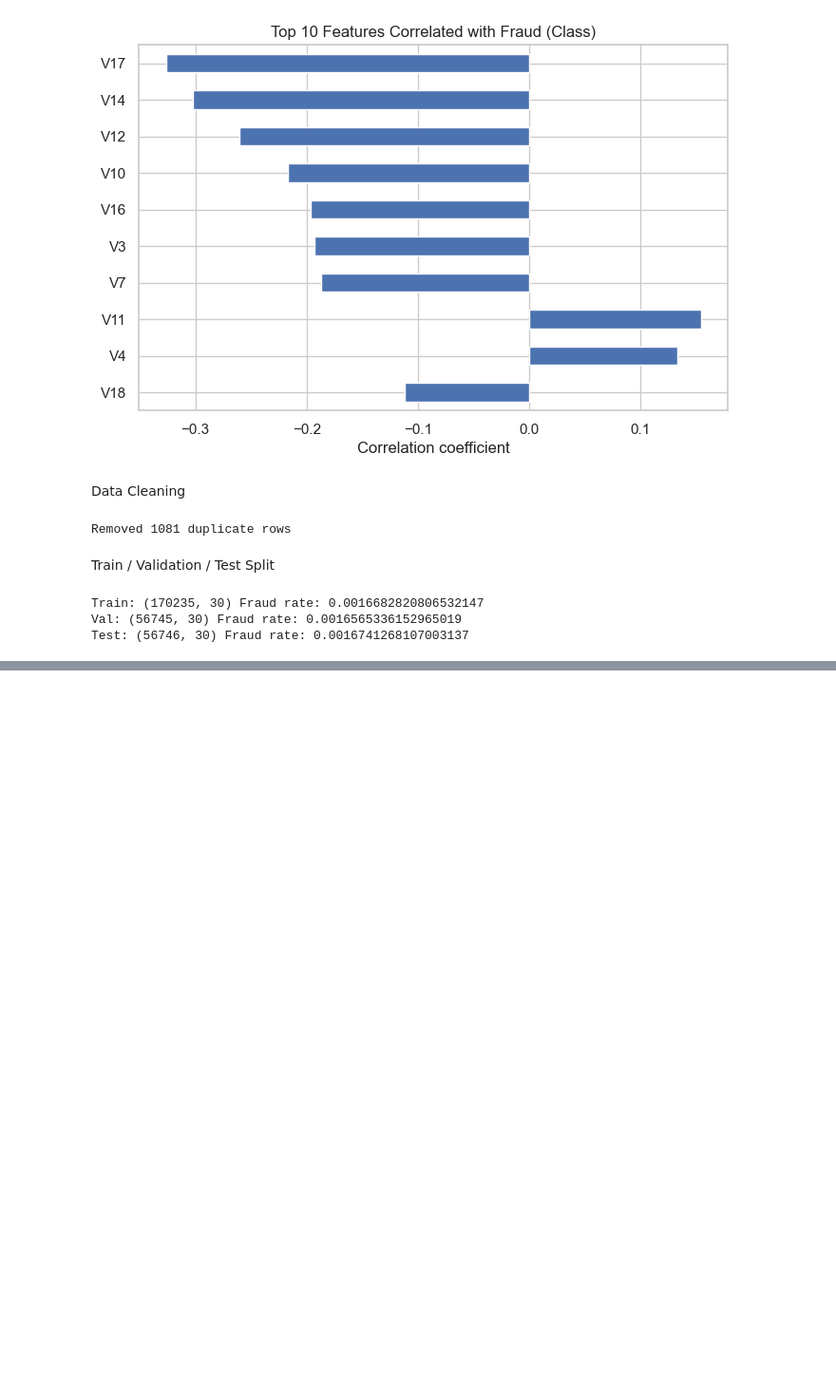
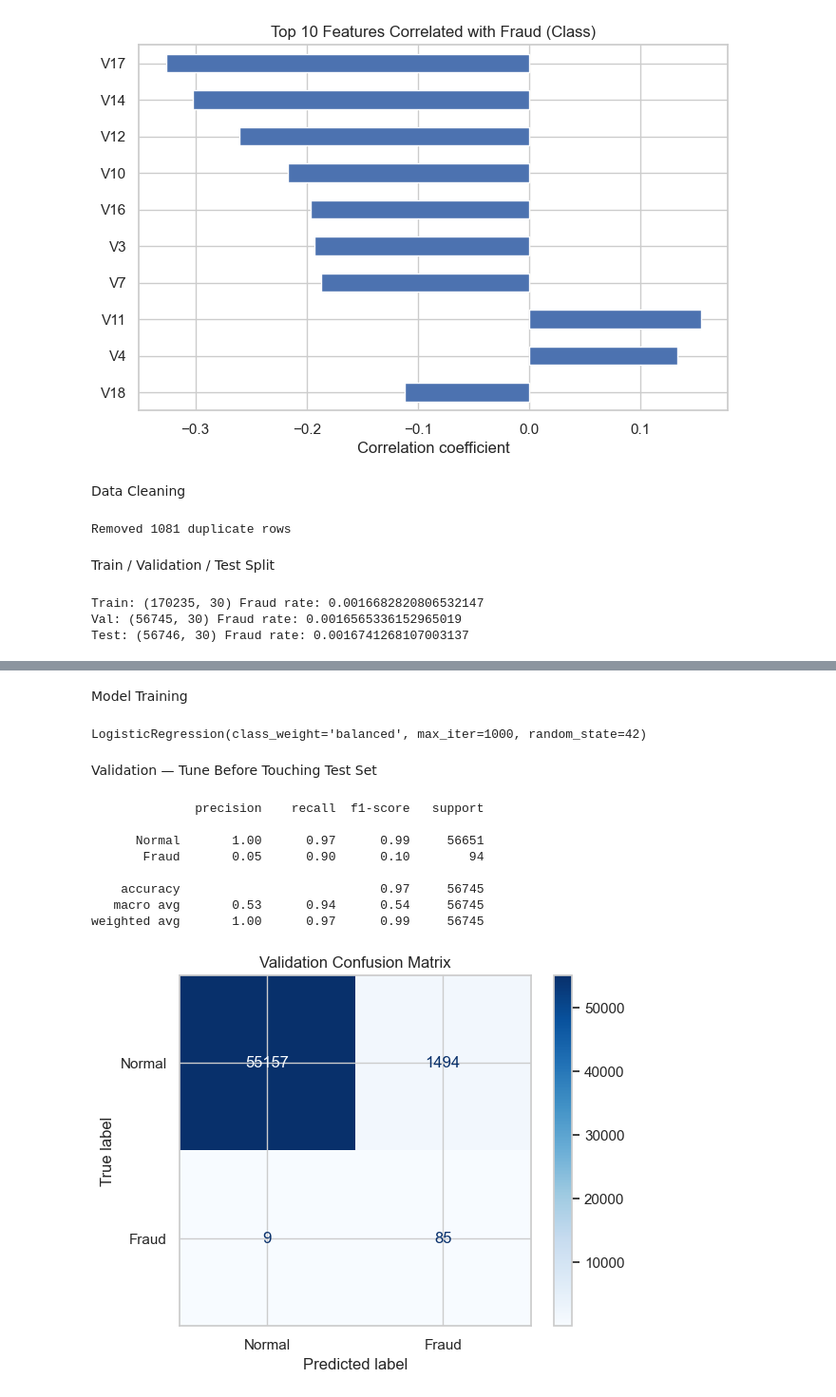
Before and after one commit to Emna-chebbi/logistic-regression-fraud-detection, a Jupyter notebook: logistic-regression-fraud-detection.ipynb, the cells around one changed output, grey strips where cells are left out. Shown at 95% size. Drawn from its saved outputs; the diff is of its cells as text; code cells hidden in the pictures; blank space fills up the shorter version.

Commit message:
add model training and validation

```diff
--- a/logistic-regression-fraud-detection.ipynb
+++ b/logistic-regression-fraud-detection.ipynb
@@ -197,3 +199,23 @@ print("Test:", X_test.shape, "Fraud rate:", y_test.mean())
 Train: (170235, 30) Fraud rate: 0.0016682820806532147
 Val: (56745, 30) Fraud rate: 0.0016565336152965019
 Test: (56746, 30) Fraud rate: 0.0016741268107003137
+# %%
+from sklearn.preprocessing import StandardScaler
+
+scaler = StandardScaler()
+
+scale_features = ['Time', 'Amount']
+
+X_train[scale_features] = scaler.fit_transform(
+    X_train[scale_features]
+)
+
+X_val[scale_features] = scaler.transform(
+    X_val[scale_features]
+)
+
+X_test[scale_features] = scaler.transform(
+    X_test[scale_features]
+)
+
+X_train.head()
@@ -199,0 +230,39 @@ Test: (56746, 30) Fraud rate: 0.0016741268107003137
+# %% [markdown]
+Model Training
+# %%
+from sklearn.linear_model import LogisticRegression
+
+model = LogisticRegression(
+    class_weight='balanced',  # compensates for class imbalance
+    max_iter=1000,
+    random_state=42
+)
+
+model.fit(X_train, y_train)
+# %% [output]
+LogisticRegression(class_weight='balanced', max_iter=1000, random_state=42)
+# %% [markdown]
+Validation — Tune Before Touching Test Set
+# %%
+#Evaluate on validation set
+from sklearn.metrics import classification_report, confusion_matrix, ConfusionMatrixDisplay
+
+y_val_pred = model.predict(X_val)
+
+print(classification_report(y_val, y_val_pred, target_names=['Normal', 'Fraud']))
+
+cm = confusion_matrix(y_val, y_val_pred)
+disp = ConfusionMatrixDisplay(confusion_matrix=cm, display_labels=['Normal', 'Fraud'])
+disp.plot(cmap='Blues')
+plt.title('Validation Confusion Matrix')
+plt.show()
+# %% [output]
+              precision    recall  f1-score   support
+
+      Normal       1.00      0.97      0.99     56651
+       Fraud       0.05      0.90      0.10        94
+
+    accuracy                           0.97     56745
+   macro avg       0.53      0.94      0.54     56745
+weighted avg       1.00      0.97      0.99     56745
+[figure, added]
```
Also changed, not shown: parts of 2 cells of this notebook.
